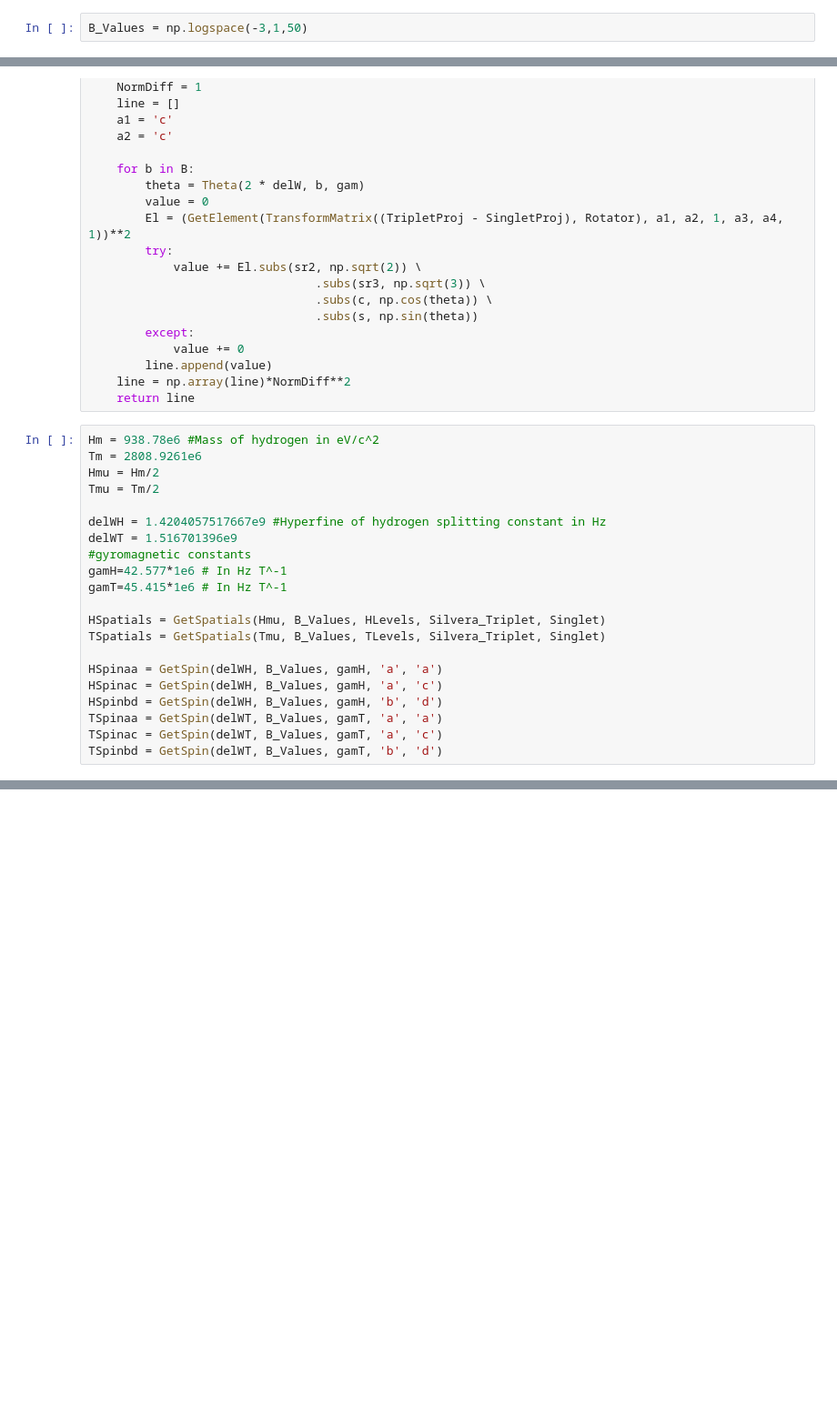
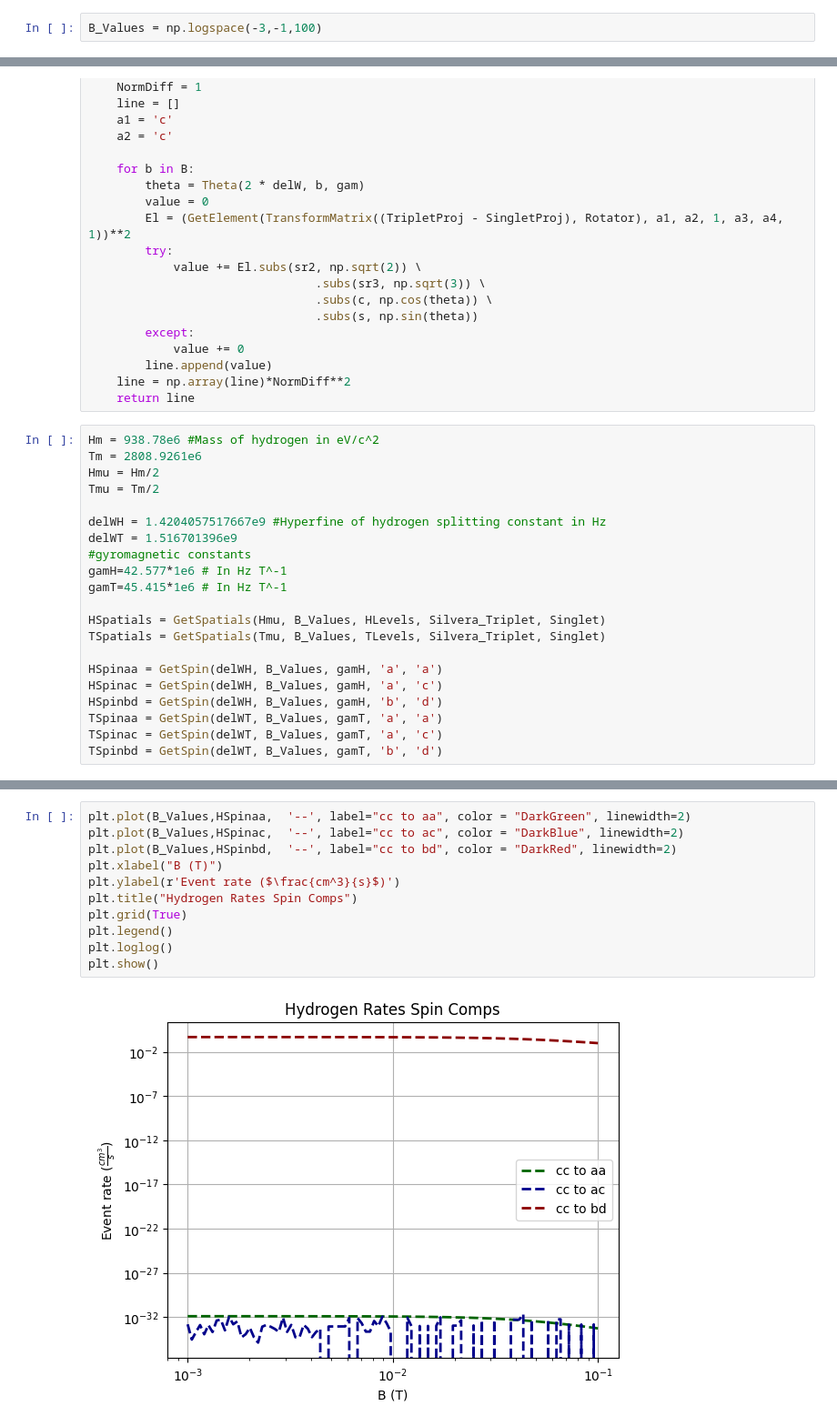
Before and after one commit to UTA-NURES/AtomicCrossSections, a Jupyter notebook: Exchange.ipynb, the cells around one changed output, grey strips where cells are left out. Shown at 91% size. Cells and saved outputs as stored; diff of their text form; blank space fills up the shorter version.

```diff
--- a/Exchange.ipynb
+++ b/Exchange.ipynb
@@ -144,7 +144,7 @@ def GetSpatials(mu, B, levels, version_one, version_two):
 
     return(aaSpatials, acSpatials, bdSpatials)
 # %%
-B_Values = np.logspace(-3,1,50)
+B_Values = np.logspace(-3,-1,100)
 # %%
 def GetHyperFineLevels(pm, mf, delW, mN, gI):
     gL = 1 #Orbital g-factor
@@ -420,3 +446,16 @@ TSpinbd = GetSpin(delWT, B_Values, gamT, 'b', 'd')
+# %%
+plt.plot(B_Values,HSpinaa,  '--', label="cc to aa", color = "DarkGreen", linewidth=2)
+plt.plot(B_Values,HSpinac,  '--', label="cc to ac", color = "DarkBlue", linewidth=2)
+plt.plot(B_Values,HSpinbd,  '--', label="cc to bd", color = "DarkRed", linewidth=2)
+plt.xlabel("B (T)")
+plt.ylabel(r'Event rate ($\frac{cm^3}{s}$)')
+plt.title("Hydrogen Rates Spin Comps")
+plt.grid(True)
+plt.legend()
+plt.loglog()
+plt.show()
+# %% [output]
+[figure, added]
 # %%
 Conversion = 11.6
 
```
Also changed, not shown: parts of 10 cells of this notebook.
